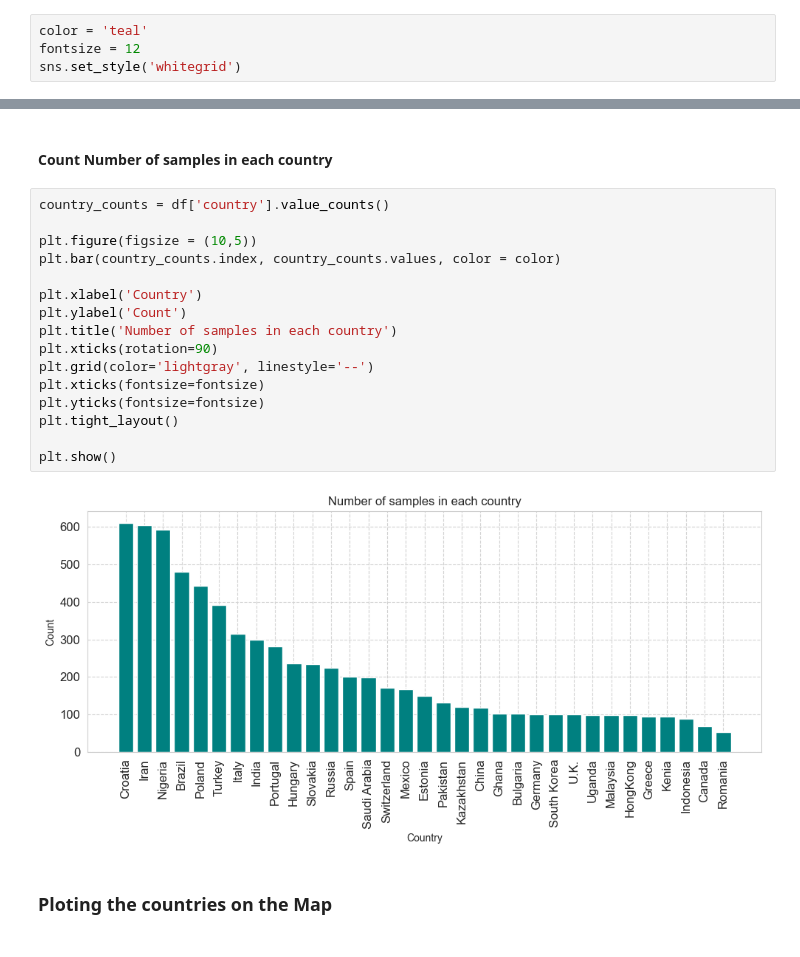
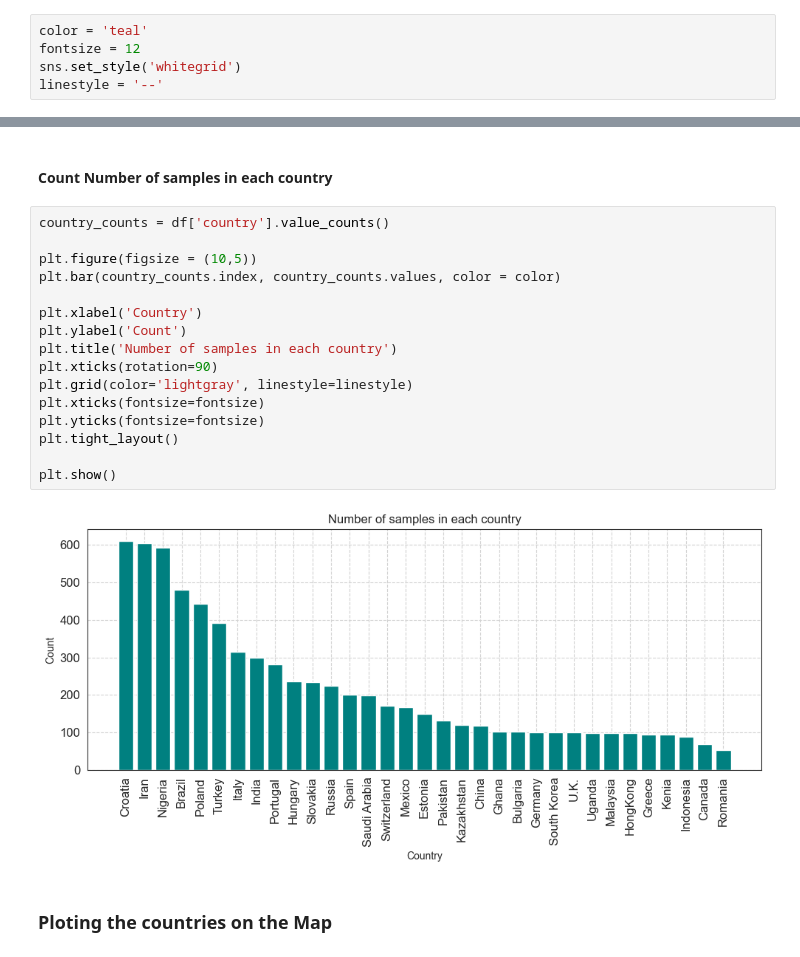
Before and after one commit to aminshannan121/Data_Mining_Project, a Jupyter notebook: Project.ipynb, the cells around one changed output, grey strips where cells are left out. Cells and saved outputs as stored; diff of their text form.

```diff
--- a/Project.ipynb
+++ b/Project.ipynb
@@ -173,6 +175,7 @@ df['raf'].isna().sum()
 color = 'teal'
 fontsize = 12
 sns.set_style('whitegrid')
+linestyle = '--'
 # %% [markdown]
 ## skewness analysis
 # %% [markdown]
@@ -310,21 +313,21 @@ plt.show()
 # %%
 country_counts = df['country'].value_counts()
 
 plt.figure(figsize = (10,5))
 plt.bar(country_counts.index, country_counts.values, color = color)
 
 plt.xlabel('Country')
 plt.ylabel('Count')
 plt.title('Number of samples in each country')
 plt.xticks(rotation=90)
-plt.grid(color='lightgray', linestyle='--')
+plt.grid(color='lightgray', linestyle=linestyle)
 plt.xticks(fontsize=fontsize)
 plt.yticks(fontsize=fontsize)
 plt.tight_layout()
 
 plt.show()
 # %% [output]
-[figure, old version]
+[figure, new version]
 # %% [markdown]
 ### Ploting the countries on the Map
 # %% [markdown]
```
Also changed, not shown: parts of 8 cells of this notebook.
